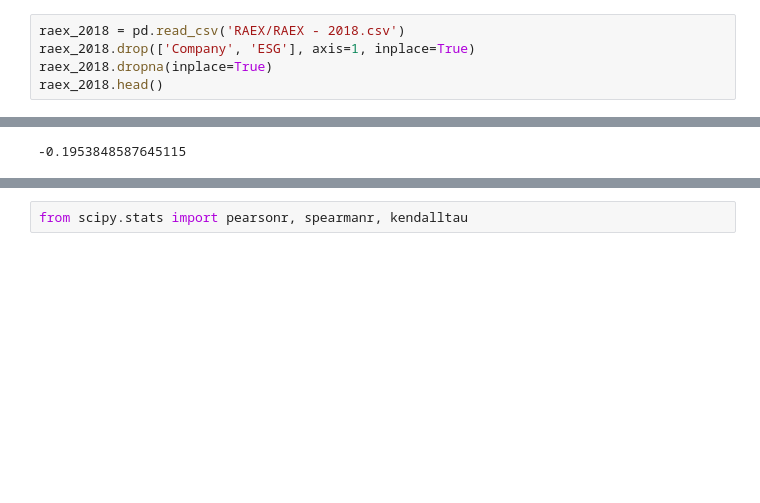
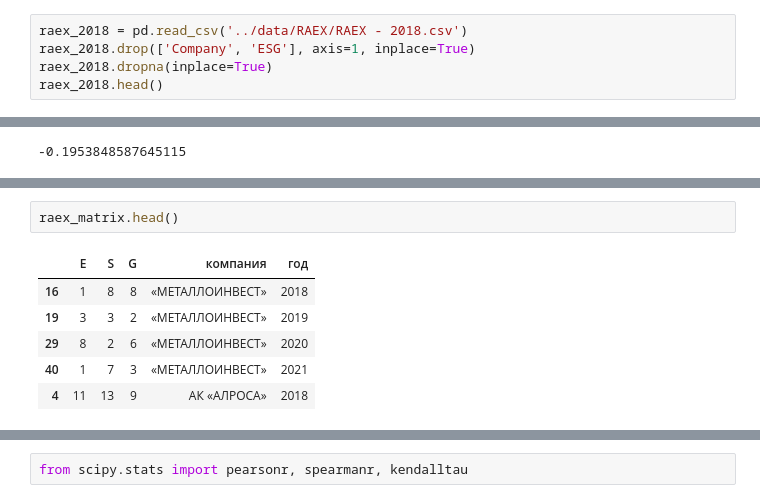
Before and after one commit to tarasovEgor/ESG_Reports, a Jupyter notebook: metrics/metrics4_raex.ipynb, the cells around one changed output, grey strips where cells are left out. Saved outputs shown, nothing was run; the diff lists cells and outputs as text; blank space fills up the shorter version.

```diff
--- a/metrics/metrics4_raex.ipynb
+++ b/metrics/metrics4_raex.ipynb
@@ -156,7 +156,7 @@ class Topsis:
 # %% [markdown]
 ### Данные Raex
 # %%
-raex_2018 = pd.read_csv('RAEX/RAEX - 2018.csv')
+raex_2018 = pd.read_csv('../data/RAEX/RAEX - 2018.csv')
 raex_2018.drop(['Company', 'ESG'], axis=1, inplace=True)
 raex_2018.dropna(inplace=True)
 raex_2018.head()
@@ -508,0 +518,9 @@ df_matrix['G'].corr(raex_matrix['G'])
+# %%
+raex_matrix.head()
+# %% [output]
+|  | E | S | G | компания | год |
+| 16 | 1 | 8 | 8 | «МЕТАЛЛОИНВЕСТ» | 2018 |
+| 19 | 3 | 3 | 2 | «МЕТАЛЛОИНВЕСТ» | 2019 |
+| 29 | 8 | 2 | 6 | «МЕТАЛЛОИНВЕСТ» | 2020 |
+| 40 | 1 | 7 | 3 | «МЕТАЛЛОИНВЕСТ» | 2021 |
+| 4 | 11 | 13 | 9 | АК «АЛРОСА» | 2018 |
```
Also changed, not shown: parts of 12 cells of this notebook, 45 other files.
